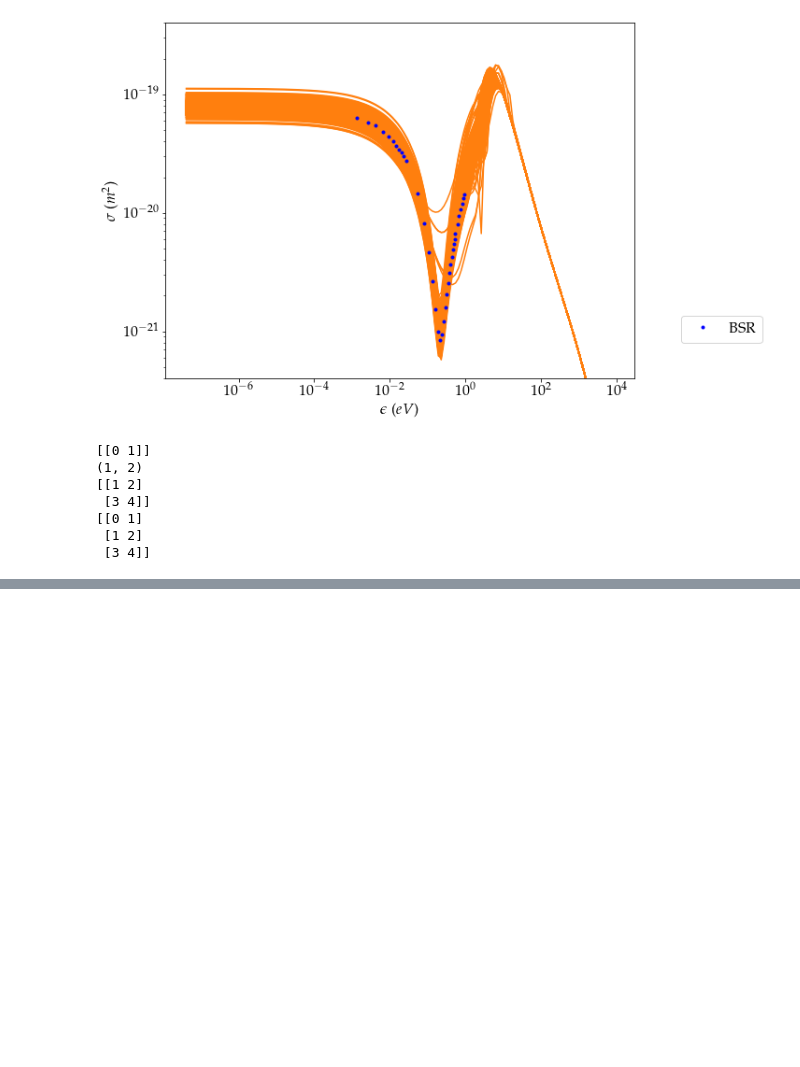
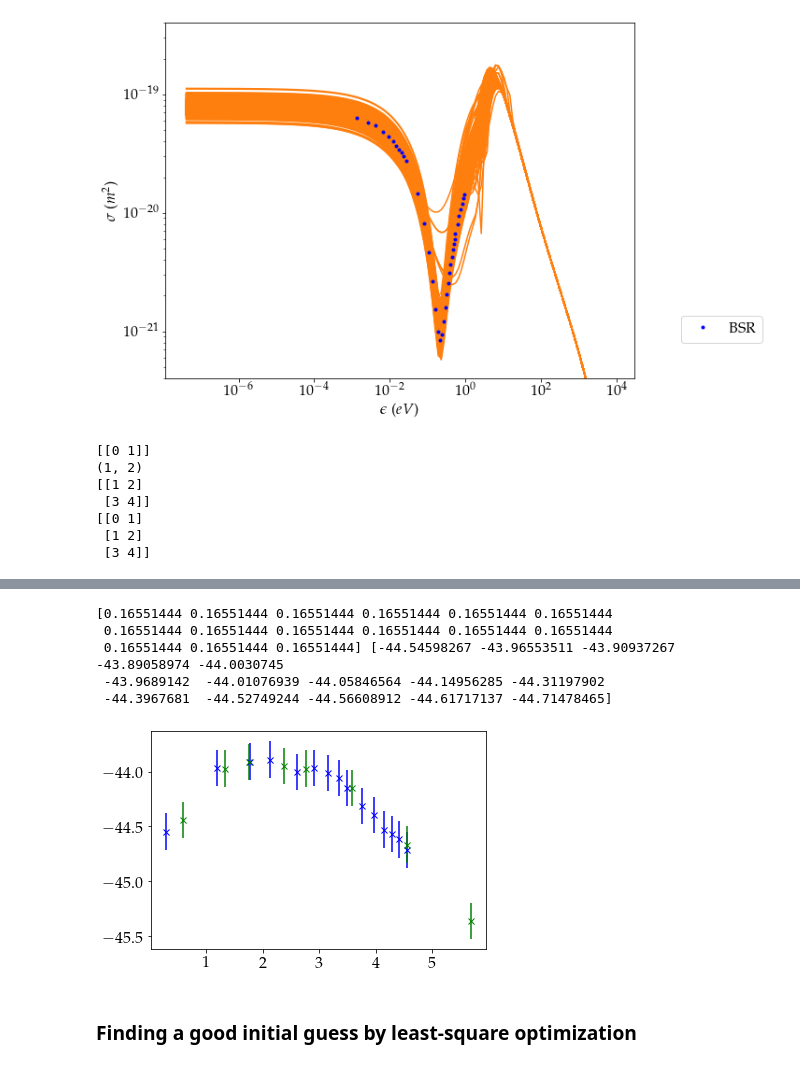
Before and after one commit to dreamer2368/uncertain-crs, a Jupyter notebook: bolsig/crs-exp-Bayes-gpr.ipynb, the cells around one changed output, grey strips where cells are left out. Drawn from its saved outputs; the diff is of its cells as text; code cells hidden in the pictures; blank space fills up the shorter version.

```diff
--- a/bolsig/crs-exp-Bayes-gpr.ipynb
+++ b/bolsig/crs-exp-Bayes-gpr.ipynb
@@ -2668,0 +2757,36 @@ print(z)
+# %%
+Wlog = []
+for Wk in W:
+    temp = np.copy(Wk)
+    temp[:,0] = np.log(temp[:,0] - deltaE)
+    temp[:,2] = np.log(1.0 + temp[:,2] / temp[:,1])
+    temp[:,1] = np.log(temp[:,1])
+    Wlog += [temp]
+
+
+plt.figure(1)
+for k, wlogk in enumerate(Wlog):
+#     if((k>2)): continue
+    plt.errorbar(wlogk[:,0],wlogk[:,1],yerr=wlogk[:,2],fmt='x',color=colors[k])
+
+xd, yd, ed = [], [], []
+xm = []
+for wlogk in Wlog:
+    temp = wlogk[:,0][:,None].repeat(len(wlogk),1)
+    xd += [temp - temp.transpose()]
+#     xm += [0.5*temp + 0.5*temp.t()]
+    xm += [wlogk[:,0]]
+
+    yd += [wlogk[:,1]]
+    ed += [wlogk[:,2]]
+
+print(ed[0], yd[0])
+# %% [output]
+[0.16551444 0.16551444 0.16551444 0.16551444 0.16551444 0.16551444
+ 0.16551444 0.16551444 0.16551444 0.16551444 0.16551444 0.16551444
+ 0.16551444 0.16551444 0.16551444] [-44.54598267 -43.96553511 -43.90937267 -43.89058974 -44.0030745
+ -43.9689142  -44.01076939 -44.05846564 -44.14956285 -44.31197902
+ -44.3967681  -44.52749244 -44.56608912 -44.61717137 -44.71478465]
+[figure, added]
+# %% [markdown]
+### Finding a good initial guess by least-square optimization
```
Also changed, not shown: parts of 10 cells of this notebook, 5 other files.
